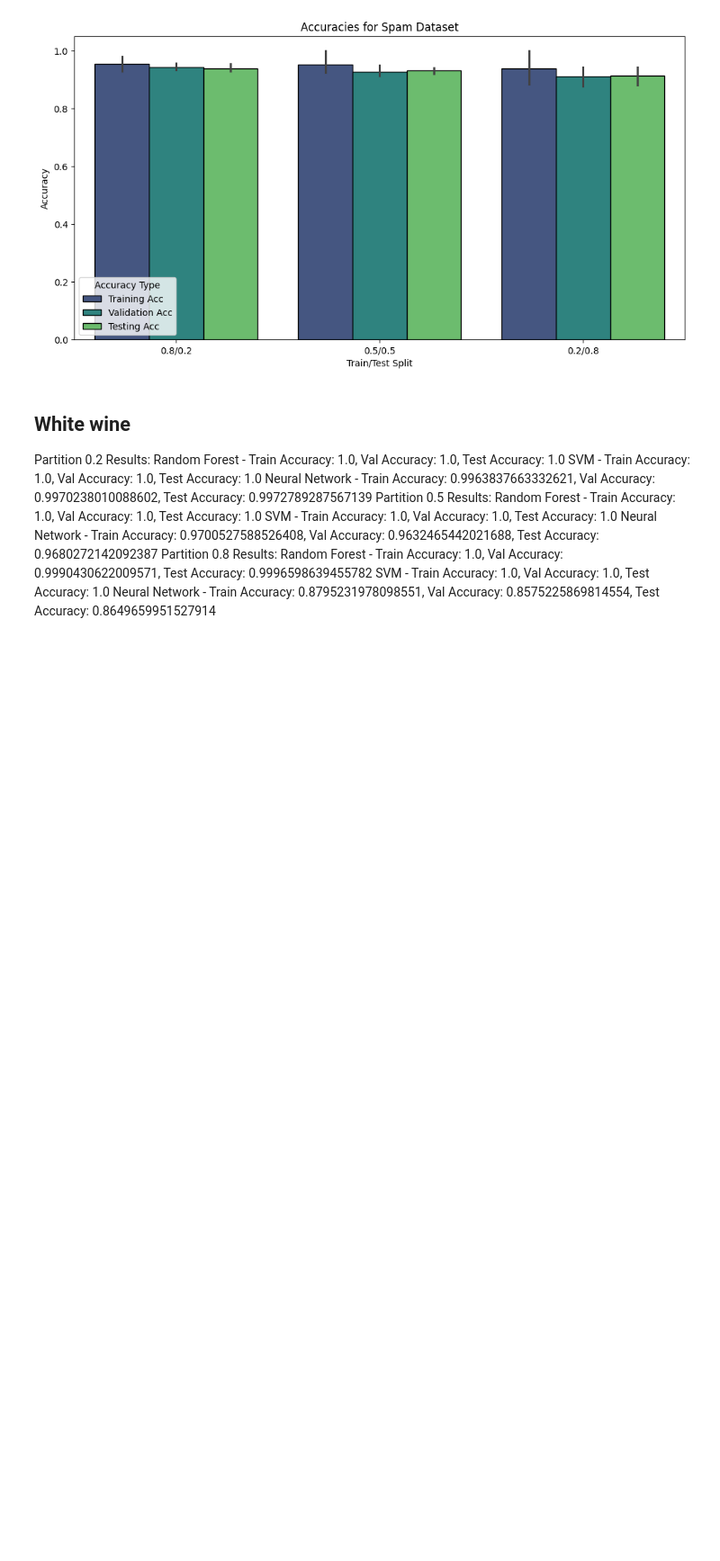
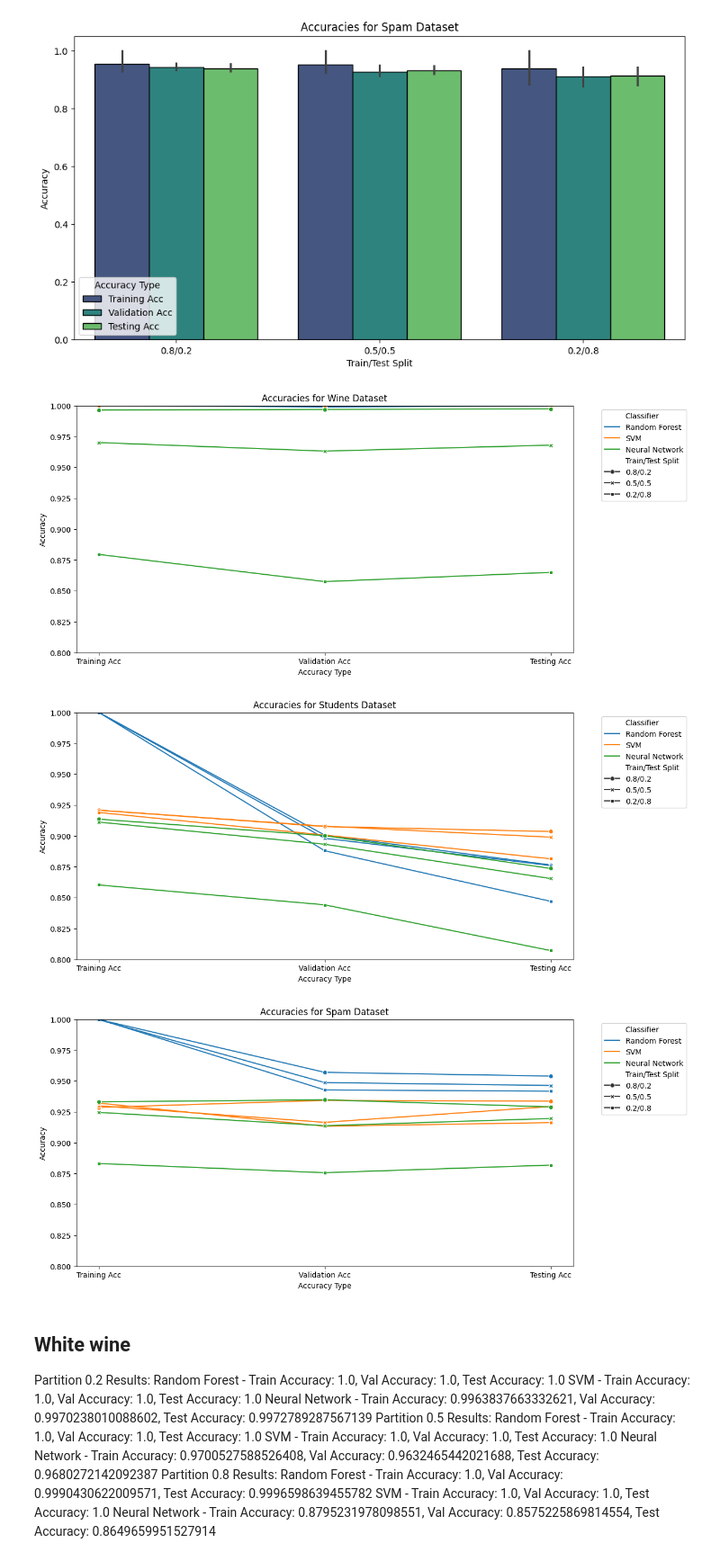
Before and after one commit to Hyunwoo36/Comparing-Accuracy-of-super-vised-ml-models, a Jupyter notebook: finalProject.ipynb, the cells around one changed output. Shown at 90% size. Saved outputs shown, nothing was run; the diff lists cells and outputs as text; code cells hidden in the pictures; blank space fills up the shorter version.

```diff
--- a/finalProject.ipynb
+++ b/finalProject.ipynb
@@ -694,6 +721,38 @@ plot_grouped_bar_accuracies(combined_spam, 'Spam')
 [figure]
 [figure]
 [figure]
+# %%
+def plot_line_chart_for_dataset(df, dataset_name):
+    # Filter DataFrame for the selected dataset
+    dataset_df = df[df['Dataset'] == dataset_name]
+
+    # Melting DataFrame for easier plotting
+    melted_df = dataset_df.melt(id_vars=['Classifier', 'Train/Test Split'],
+                                value_vars=['Training Acc', 'Validation Acc', 'Testing Acc'],
+                                var_name='Accuracy Type', value_name='Accuracy')
+
+    # Setting up the plot
+    plt.figure(figsize=(12, 6))
+    sns.lineplot(data=melted_df, x='Accuracy Type', y='Accuracy', hue='Classifier', style='Train/Test Split', markers=True, dashes=False)
+
+    # Finalizing the plot
+    plt.title(f'Accuracies for {dataset_name} Dataset')
+    plt.xlabel('Accuracy Type')
+    plt.ylabel('Accuracy')
+    plt.legend(bbox_to_anchor=(1.05, 1), loc='upper left')
+    plt.ylim(0.8, 1.0)  # Adjusting y-axis limit to show accuracies from 0.8 to 1.0
+
+    plt.show()
+
+
+# Plotting line chart accuracy charts for each dataset
+plot_line_chart_for_dataset(combined_summary_all, 'Wine')
+plot_line_chart_for_dataset(combined_summary_all, 'Students')
+plot_line_chart_for_dataset(combined_summary_all, 'Spam')
+# %% [output]
+[figure, added]
+[figure, added]
+[figure, added]
 # %% [markdown]
 ## White wine
 Partition 0.2 Results:
```
Also changed, not shown: parts of 10 cells of this notebook, 3 other files.
